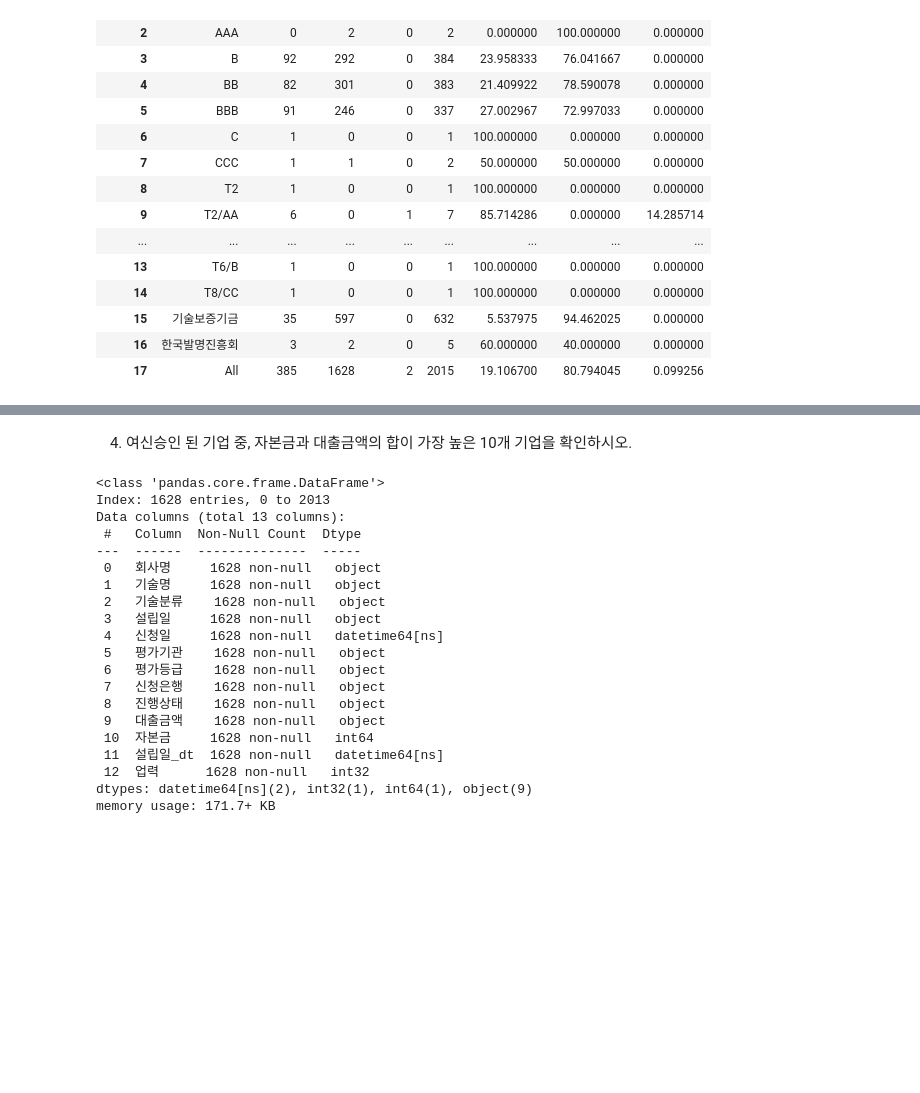
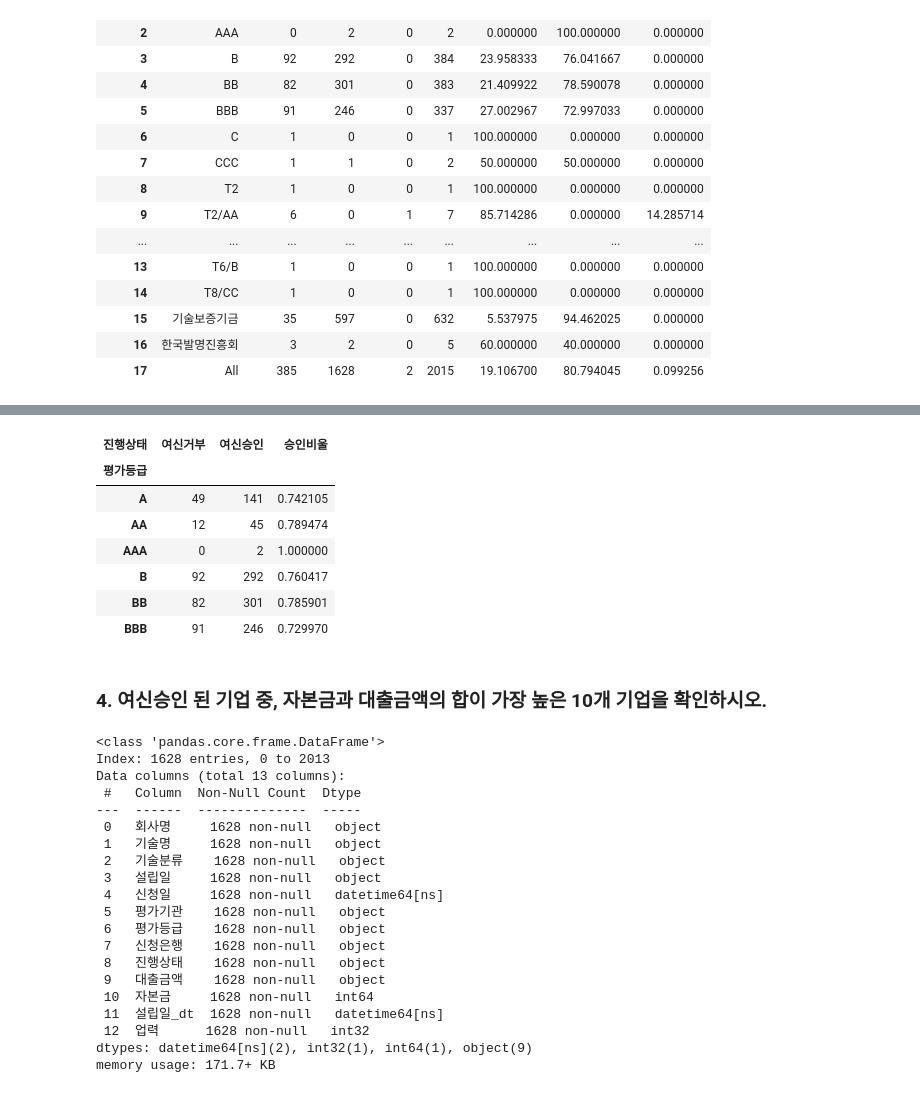
Before and after one commit to raneeKim/SW_CAMP, a Jupyter notebook: 파이썬을 활용한 머신러닝/과제/[DMC_데이터] 김란_개별 미션 (12차).ipynb, the cells around one changed output, grey strips where cells are left out. Saved outputs shown, nothing was run; the diff lists cells and outputs as text; code cells hidden in the pictures; blank space fills up the shorter version.

```diff
--- a/파이썬을 활용한 머신러닝/과제/[DMC_데이터] 김란_개별 미션 (12차).ipynb
+++ b/파이썬을 활용한 머신러닝/과제/[DMC_데이터] 김란_개별 미션 (12차).ipynb
@@ -263,5 +385,17 @@ c2
+# %%
+c2['승인비울'] = c2['여신승인'] / (c2['여신거부'] +  c2['여신승인'])
+c2
+# %% [output]
+| 진행상태 | 여신거부 | 여신승인 | 승인비울 |
+| 평가등급 |  |  |  |
+| A | 49 | 141 | 0.742105 |
+| AA | 12 | 45 | 0.789474 |
+| AAA | 0 | 2 | 1.000000 |
+| B | 92 | 292 | 0.760417 |
+| BB | 82 | 301 | 0.785901 |
+| BBB | 91 | 246 | 0.729970 |
 # %% [markdown]
-4. 여신승인 된 기업 중, 자본금과 대출금액의 합이 가장 높은 10개 기업을 확인하시오.
+### 4. 여신승인 된 기업 중, 자본금과 대출금액의 합이 가장 높은 10개 기업을 확인하시오.
 # %%
 df_pass.info()
 # %% [output]
```
Also changed, not shown: parts of 38 cells of this notebook.
